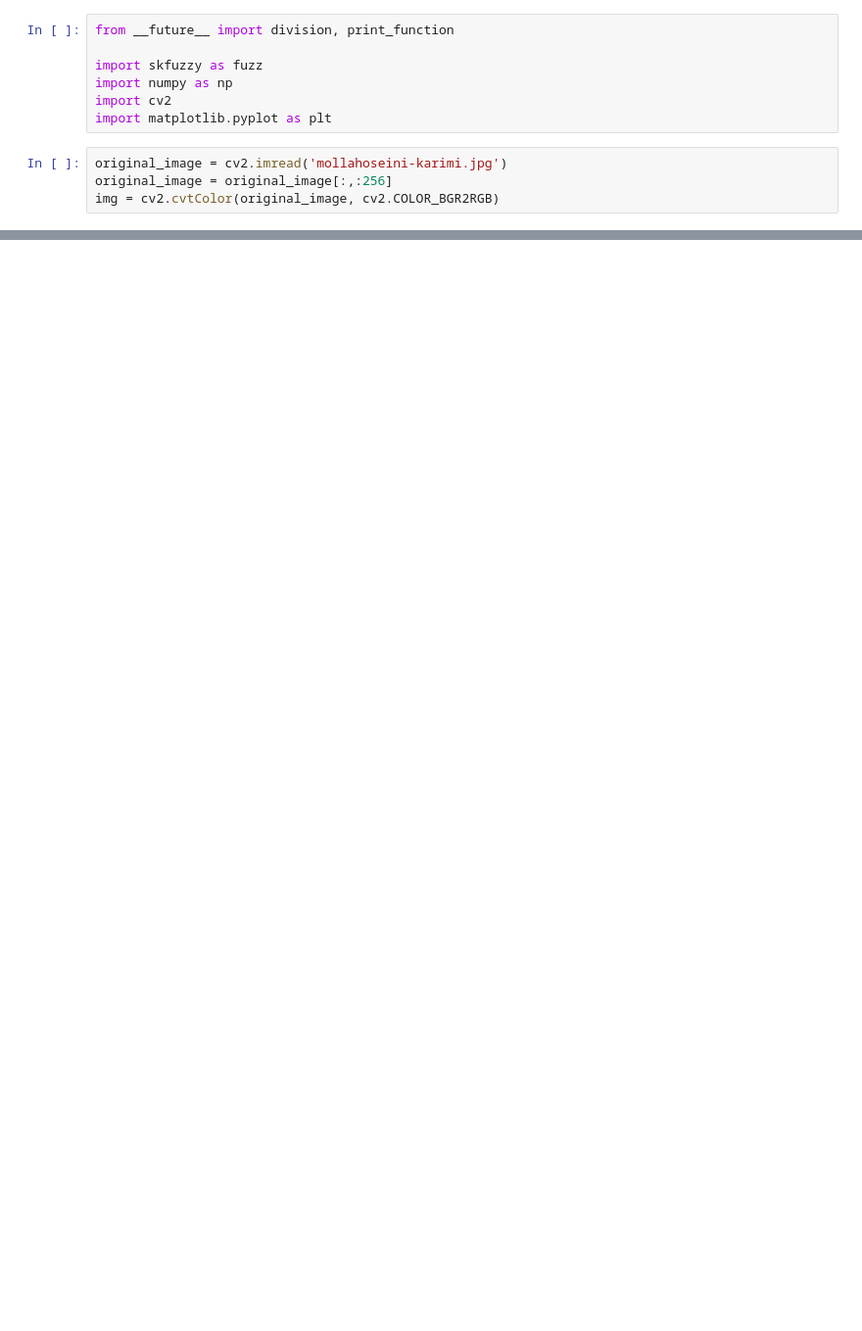
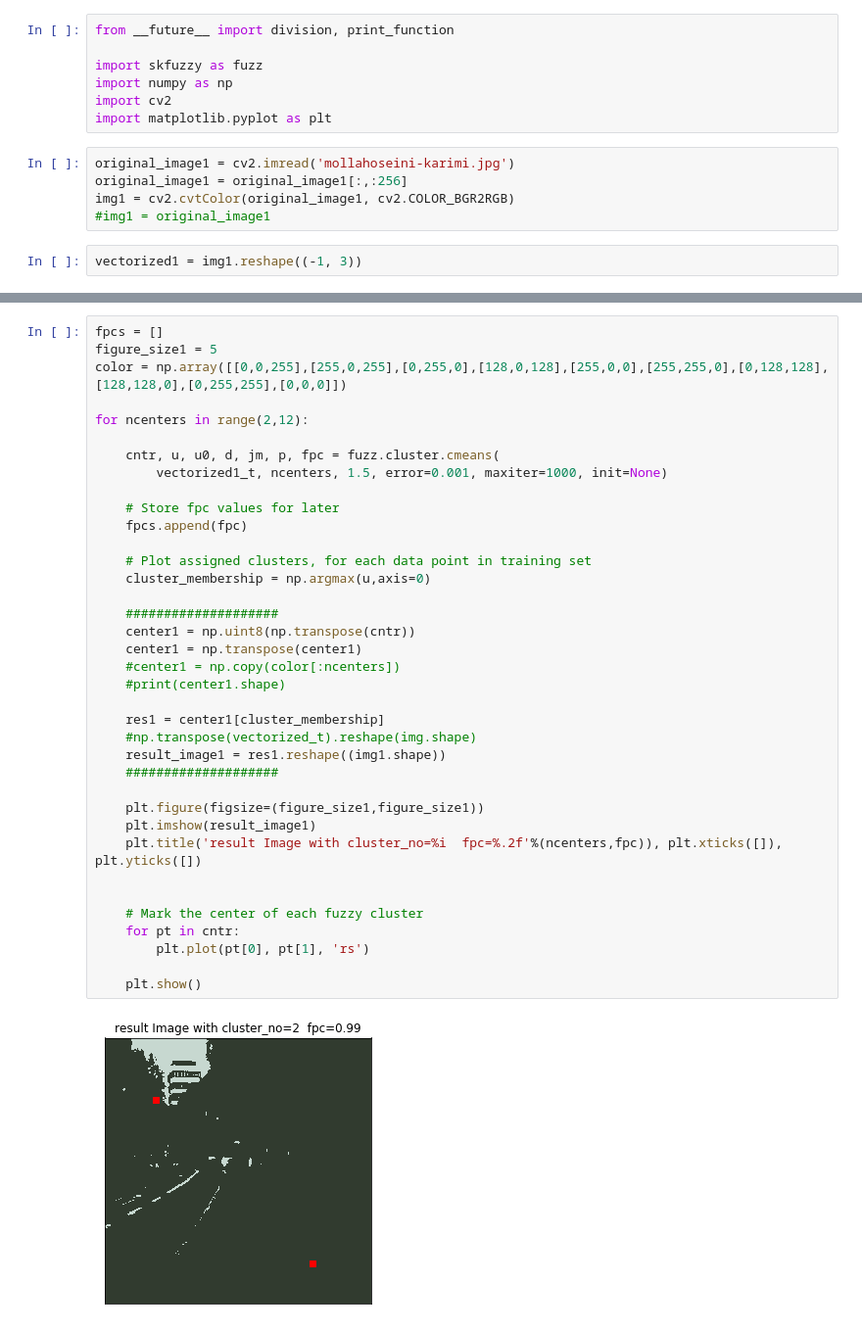
Before and after one commit to fatemehkarimi/computational-intelligence-homeworks, a Jupyter notebook: hw4/fcm_cluster.ipynb, the cells around one changed output, grey strips where cells are left out. Shown at 98% size. Cells and saved outputs as stored; diff of their text form; blank space fills up the shorter version.

```diff
--- a/hw4/fcm_cluster.ipynb
+++ b/hw4/fcm_cluster.ipynb
@@ -6,6 +6,9 @@ import numpy as np
 import cv2
 import matplotlib.pyplot as plt
 # %%
-original_image = cv2.imread('mollahoseini-karimi.jpg')
-original_image = original_image[:,:256]
-img = cv2.cvtColor(original_image, cv2.COLOR_BGR2RGB)
+original_image1 = cv2.imread('mollahoseini-karimi.jpg')
+original_image1 = original_image1[:,:256]
+img1 = cv2.cvtColor(original_image1, cv2.COLOR_BGR2RGB)
+#img1 = original_image1
+# %%
+vectorized1 = img1.reshape((-1, 3))
@@ -11,0 +20,39 @@ img = cv2.cvtColor(original_image, cv2.COLOR_BGR2RGB)
+# %%
+fpcs = []
+figure_size1 = 5
+color = np.array([[0,0,255],[255,0,255],[0,255,0],[128,0,128],[255,0,0],[255,255,0],[0,128,128],[128,128,0],[0,255,255],[0,0,0]])
+
+for ncenters in range(2,12):
+
+    cntr, u, u0, d, jm, p, fpc = fuzz.cluster.cmeans(
+        vectorized1_t, ncenters, 1.5, error=0.001, maxiter=1000, init=None)
+
+    # Store fpc values for later
+    fpcs.append(fpc)
+
+    # Plot assigned clusters, for each data point in training set
+    cluster_membership = np.argmax(u,axis=0)
+
+    ####################
+    center1 = np.uint8(np.transpose(cntr))
+    center1 = np.transpose(center1)
+    #center1 = np.copy(color[:ncenters])
+    #print(center1.shape)
+
+    res1 = center1[cluster_membership]
+    #np.transpose(vectorized_t).reshape(img.shape)
+    result_image1 = res1.reshape((img1.shape))
+    ####################
+
+    plt.figure(figsize=(figure_size1,figure_size1))
+    plt.imshow(result_image1)
+    plt.title('result Image with cluster_no=%i  fpc=%.2f'%(ncenters,fpc)), plt.xticks([]), plt.yticks([])
+
+
+    # Mark the center of each fuzzy cluster
+    for pt in cntr:
+        plt.plot(pt[0], pt[1], 'rs')
+
+    plt.show()
+# %% [output]
+[figure, added]
```
Also changed, not shown: parts of 15 cells of this notebook.
